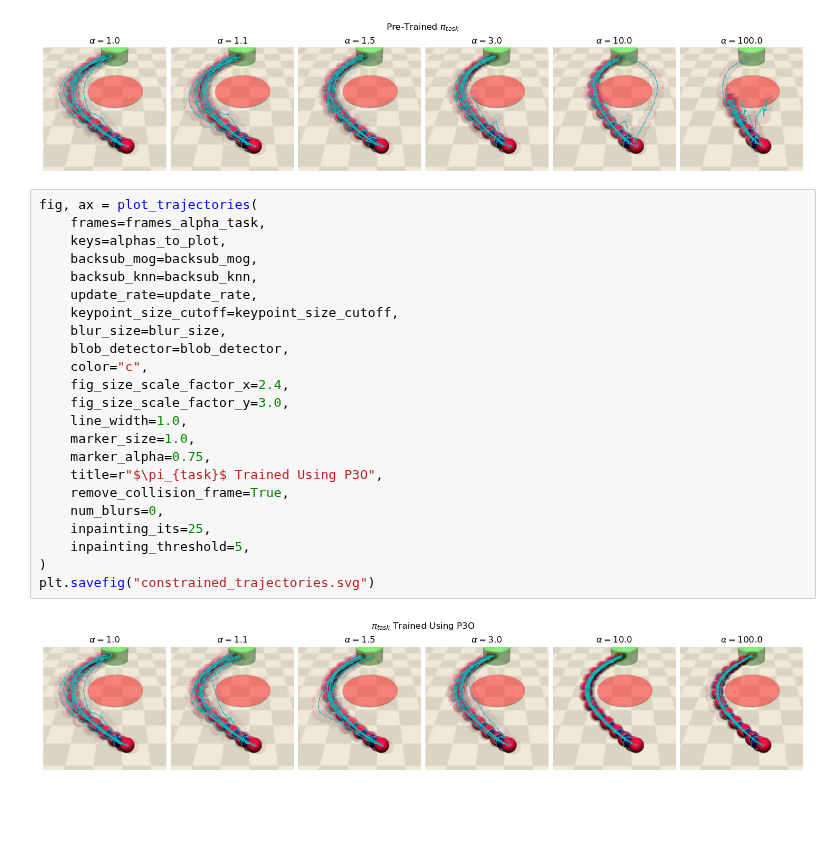
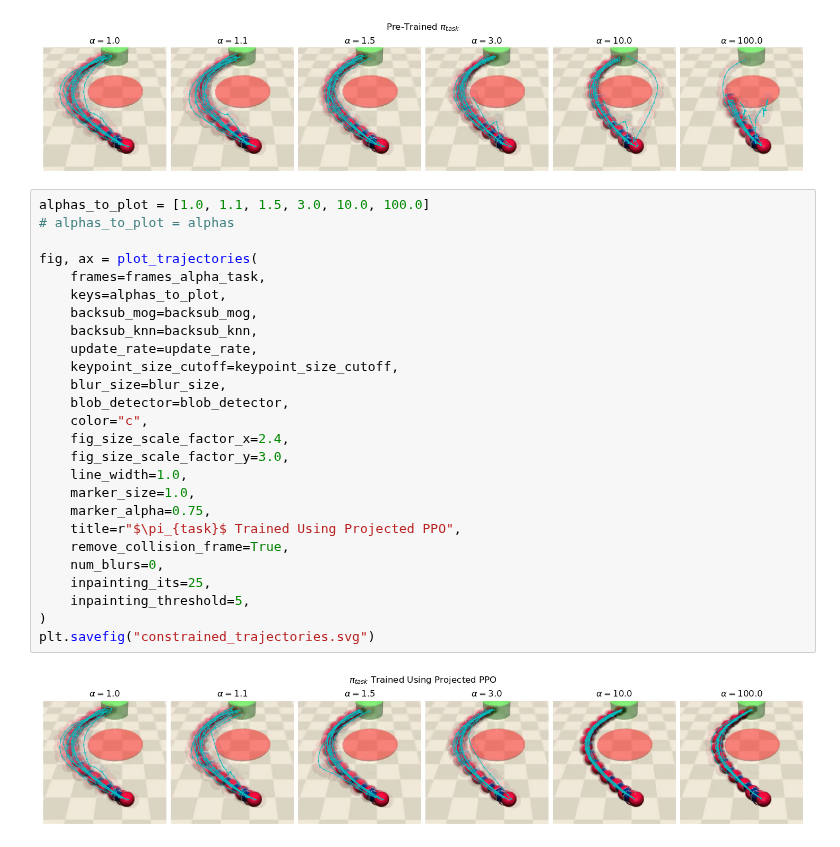
Before and after one commit to JacquesCloete/sport, a Jupyter notebook: notebooks/envs/episode_trajectory_distribution_visualization.ipynb, the cells around one changed output. Cells and saved outputs as stored; diff of their text form; blank space fills up the shorter version.

Commit message:
Changed P3O to Projected PPO

```diff
--- a/notebooks/envs/episode_trajectory_distribution_visualization.ipynb
+++ b/notebooks/envs/episode_trajectory_distribution_visualization.ipynb
@@ -383,27 +383,30 @@ plt.savefig("pretrained_trajectories.svg")
 # %% [output]
 [figure]
 # %%
+alphas_to_plot = [1.0, 1.1, 1.5, 3.0, 10.0, 100.0]
+# alphas_to_plot = alphas
+
 fig, ax = plot_trajectories(
     frames=frames_alpha_task,
     keys=alphas_to_plot,
     backsub_mog=backsub_mog,
     backsub_knn=backsub_knn,
     update_rate=update_rate,
     keypoint_size_cutoff=keypoint_size_cutoff,
     blur_size=blur_size,
     blob_detector=blob_detector,
     color="c",
     fig_size_scale_factor_x=2.4,
     fig_size_scale_factor_y=3.0,
     line_width=1.0,
     marker_size=1.0,
     marker_alpha=0.75,
-    title=r"$\pi_{task}$ Trained Using P3O",
+    title=r"$\pi_{task}$ Trained Using Projected PPO",
     remove_collision_frame=True,
     num_blurs=0,
     inpainting_its=25,
     inpainting_threshold=5,
 )
 plt.savefig("constrained_trajectories.svg")
 # %% [output]
-[figure, old version]
+[figure, new version]
```
Also changed, not shown: 3 other files.
